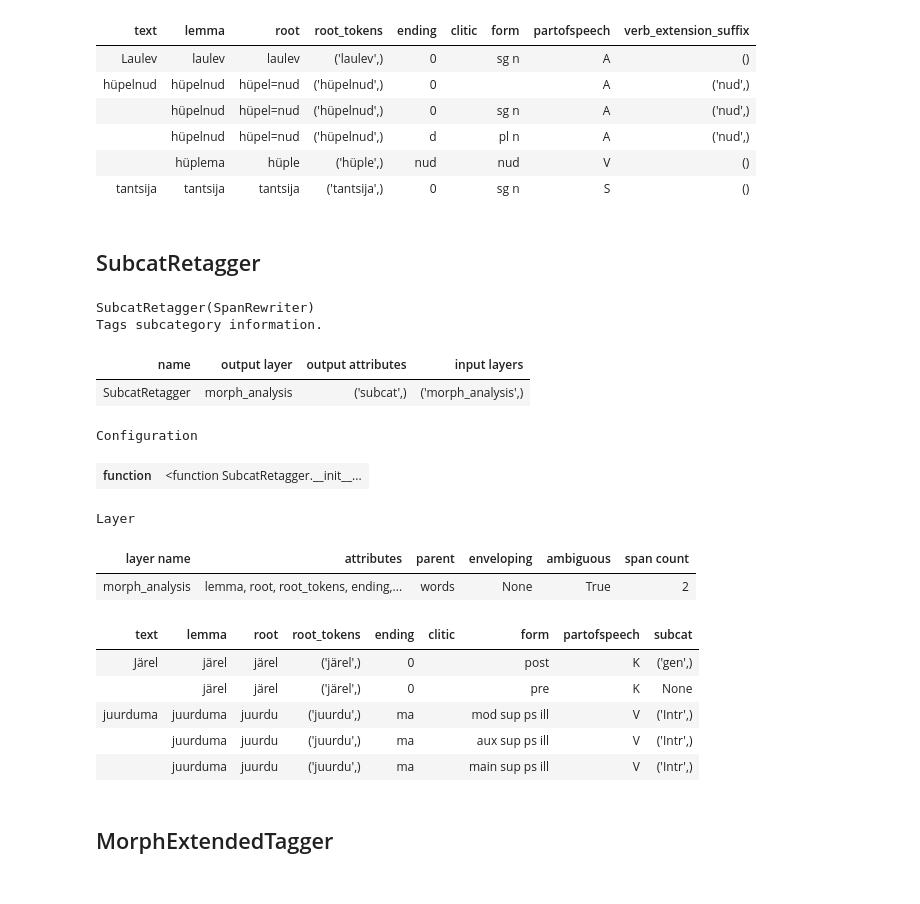
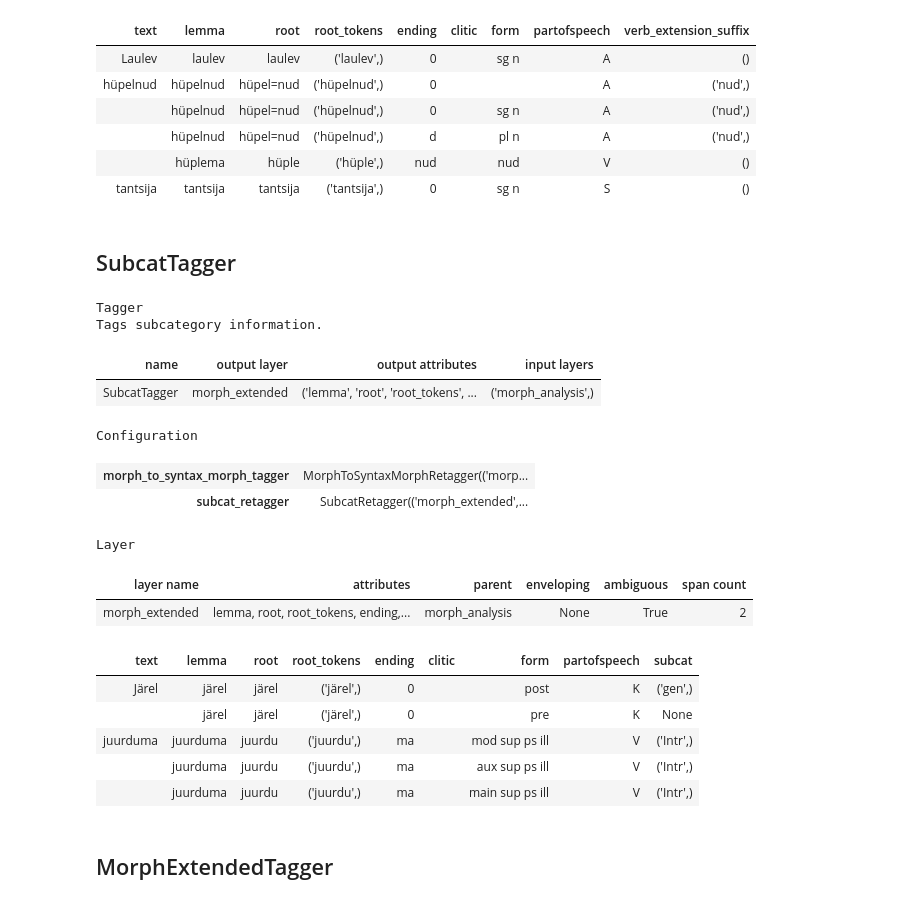
Before and after one commit to estnltk/estnltk, a Jupyter notebook: tutorials/nlp_pipeline/B_10_syntax_preprocessing_and_export.ipynb, the cells around one changed output. Cells and saved outputs as stored; diff of their text form; code cells hidden in the pictures.

```diff
--- a/tutorials/nlp_pipeline/B_10_syntax_preprocessing_and_export.ipynb
+++ b/tutorials/nlp_pipeline/B_10_syntax_preprocessing_and_export.ipynb
@@ -139,33 +128,34 @@ Layer
 |  | hüplema | hüple | ('hüple',) | nud |  | nud | V | () |
 | tantsija | tantsija | tantsija | ('tantsija',) | 0 |  | sg n | S | () |
 # %% [markdown]
-## SubcatRetagger
+## SubcatTagger
 # %%
 from os.path import relpath
-from estnltk.taggers import SubcatRetagger
+from estnltk.taggers import SubcatTagger
 
 fsToSyntFulesFile = relpath(abs_path('rewriting/syntax_preprocessing/rules_files/tmorftrtabel.txt'))
 subcatFile = relpath(abs_path('rewriting/syntax_preprocessing/rules_files/abileksikon06utf.lx'))
 
-tagger = SubcatRetagger('morph_analysis',
+tagger = SubcatTagger('morph_analysis', 'morph_extended',
                         fs_to_synt_rules_file=fsToSyntFulesFile,
                         subcat_rules_file=subcatFile)
 tagger
 # %% [output]
-SubcatRetagger(SpanRewriter)
+Tagger
 Tags subcategory information.
 | name | output layer | output attributes | input layers |
-| SubcatRetagger | morph_analysis | ('subcat',) | ('morph_analysis',) |
+| SubcatTagger | morph_extended | ('lemma', 'root', 'root_tokens', ... | ('morph_analysis',) |
 Configuration
-| function | <function SubcatRetagger.__init__... |
+| morph_to_syntax_morph_tagger | MorphToSyntaxMorphRetagger(('morp... |
+| subcat_retagger | SubcatRetagger(('morph_extended',... |
 # %%
 text = Text('Järel juurduma').tag_layer()
-tagger.retag(text)
-text.morph_analysis
+tagger.tag(text)
+text.morph_extended
 # %% [output]
 Layer
 | layer name | attributes | parent | enveloping | ambiguous | span count |
-| morph_analysis | lemma, root, root_tokens, ending,... | words | None | True | 2 |
+| morph_extended | lemma, root, root_tokens, ending,... | morph_analysis | None | True | 2 |
 | text | lemma | root | root_tokens | ending | clitic | form | partofspeech | subcat |
 | Järel | järel | järel | ('järel',) | 0 |  | post | K | ('gen',) |
 |  | järel | järel | ('järel',) | 0 |  | pre | K | None |
```
Also changed, not shown: parts of 7 cells of this notebook, 7 other files.
